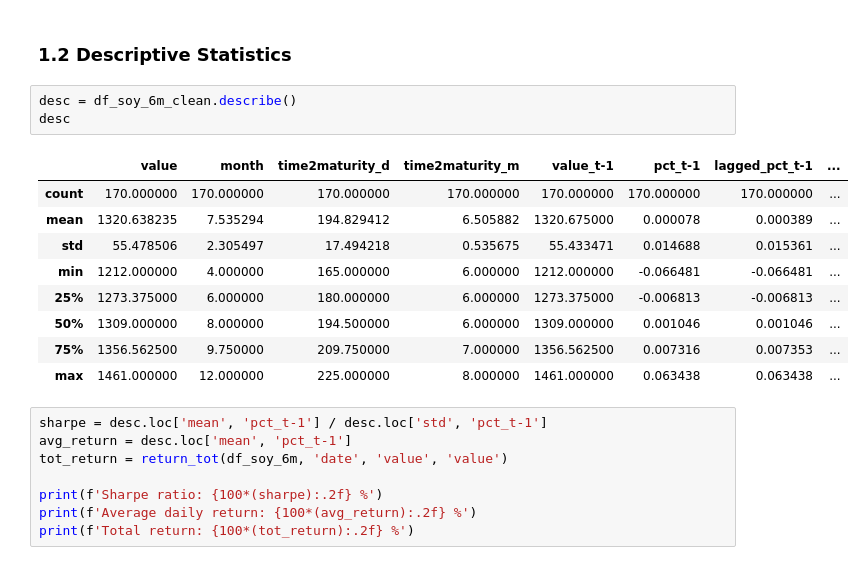
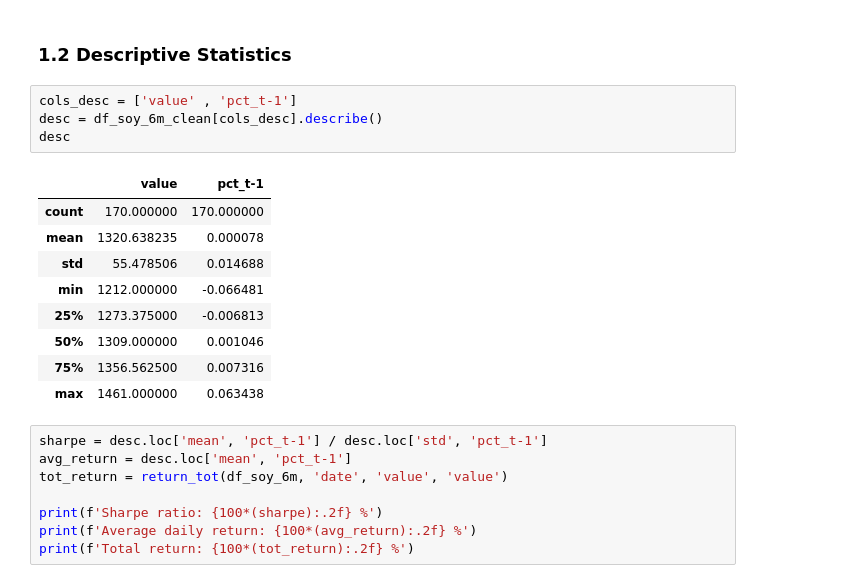
Before and after one commit to kimzwegz/commodity, a Jupyter notebook: commod.ipynb, the cells around one changed output. Cells and saved outputs as stored; diff of their text form.

```diff
--- a/commod.ipynb
+++ b/commod.ipynb
@@ -120,18 +120,19 @@ df_soy_6m_clean = df_soy_6m.dropna()
 # %% [markdown]
 ### 1.2 Descriptive Statistics
 # %%
-desc = df_soy_6m_clean.describe()
+cols_desc = ['value' , 'pct_t-1']
+desc = df_soy_6m_clean[cols_desc].describe()
 desc
 # %% [output]
-|  | value | month | time2maturity_d | time2maturity_m | value_t-1 | pct_t-1 | lagged_pct_t-1 | ... |
-| count | 170.000000 | 170.000000 | 170.000000 | 170.000000 | 170.000000 | 170.000000 | 170.000000 | ... |
-| mean | 1320.638235 | 7.535294 | 194.829412 | 6.505882 | 1320.675000 | 0.000078 | 0.000389 | ... |
-| std | 55.478506 | 2.305497 | 17.494218 | 0.535675 | 55.433471 | 0.014688 | 0.015361 | ... |
-| min | 1212.000000 | 4.000000 | 165.000000 | 6.000000 | 1212.000000 | -0.066481 | -0.066481 | ... |
-| 25% | 1273.375000 | 6.000000 | 180.000000 | 6.000000 | 1273.375000 | -0.006813 | -0.006813 | ... |
-| 50% | 1309.000000 | 8.000000 | 194.500000 | 6.000000 | 1309.000000 | 0.001046 | 0.001046 | ... |
-| 75% | 1356.562500 | 9.750000 | 209.750000 | 7.000000 | 1356.562500 | 0.007316 | 0.007353 | ... |
-| max | 1461.000000 | 12.000000 | 225.000000 | 8.000000 | 1461.000000 | 0.063438 | 0.063438 | ... |
+|  | value | pct_t-1 |
+| count | 170.000000 | 170.000000 |
+| mean | 1320.638235 | 0.000078 |
+| std | 55.478506 | 0.014688 |
+| min | 1212.000000 | -0.066481 |
+| 25% | 1273.375000 | -0.006813 |
+| 50% | 1309.000000 | 0.001046 |
+| 75% | 1356.562500 | 0.007316 |
+| max | 1461.000000 | 0.063438 |
 # %%
 sharpe = desc.loc['mean', 'pct_t-1'] / desc.loc['std', 'pct_t-1']
 avg_return = desc.loc['mean', 'pct_t-1']
```
Also changed, not shown: parts of 12 cells of this notebook, 1 other file.
